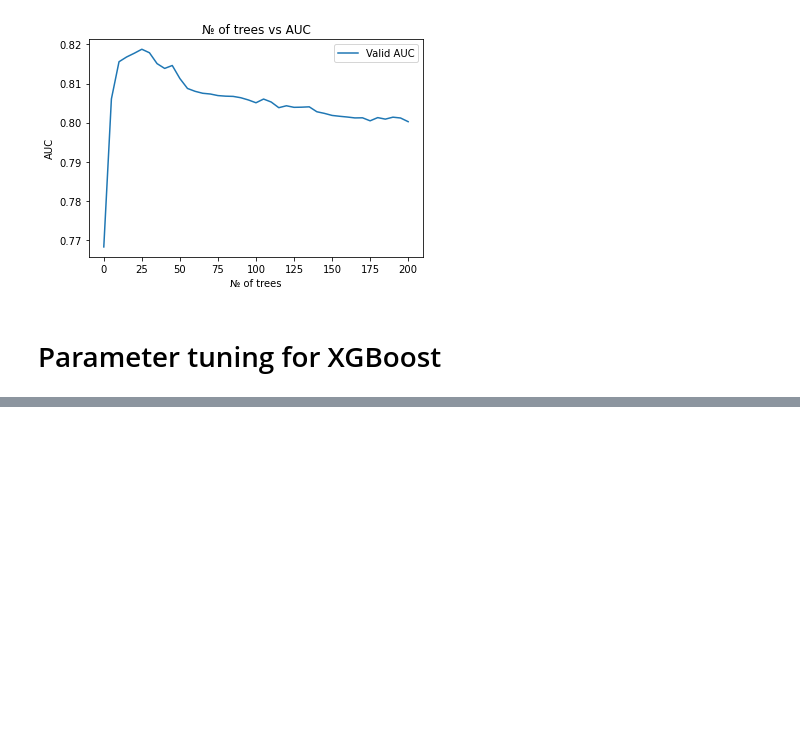
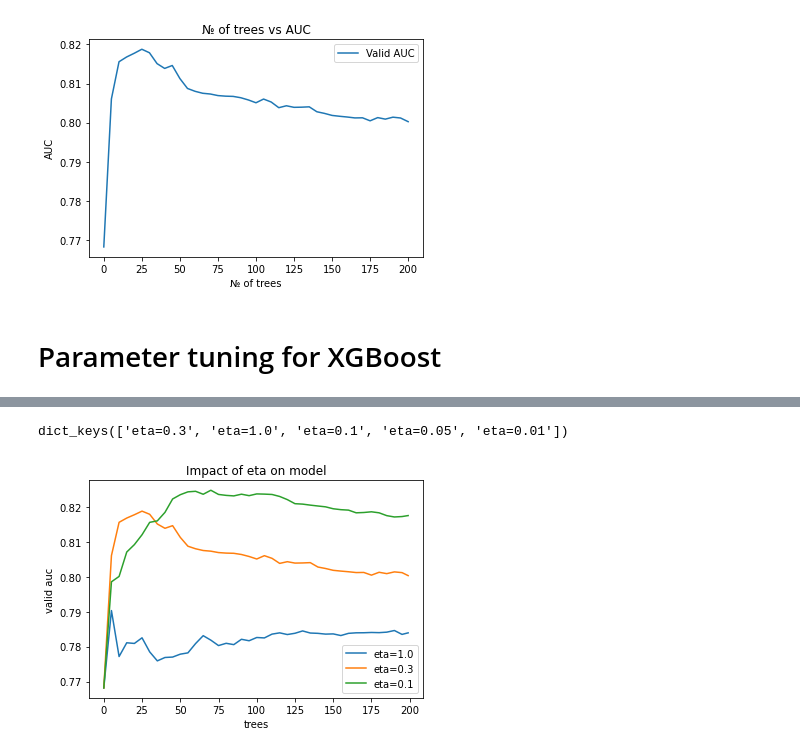
Before and after one commit to SleeplessChallenger/ML_ZoomCamp_code, a Jupyter notebook: 5.DecisionTree_EnsembleLearning/predictions.ipynb, the cells around one changed output, grey strips where cells are left out. Drawn from its saved outputs; the diff is of its cells as text; code cells hidden in the pictures; blank space fills up the shorter version.

```diff
--- a/5.DecisionTree_EnsembleLearning/predictions.ipynb
+++ b/5.DecisionTree_EnsembleLearning/predictions.ipynb
@@ -945,0 +1004,3 @@ plt.show()
+# %%
+key = f"eta={xgb_params['eta']}"
+scores[key] = parse_output_two(output)
@@ -945,0 +1037,3 @@ plt.show()
+# %%
+key = f"eta={xgb_params['eta']}"
+scores[key] = parse_output_two(output)
@@ -945,0 +1070,3 @@ plt.show()
+# %%
+key = f"eta={xgb_params['eta']}"
+scores[key] = parse_output_two(output)
@@ -945,0 +1103,3 @@ plt.show()
+# %%
+key = f"eta={xgb_params['eta']}"
+scores[key] = parse_output_two(output)
@@ -945,0 +1119,23 @@ plt.show()
+# %%
+scores.keys()
+# %% [output]
+dict_keys(['eta=0.3', 'eta=1.0', 'eta=0.1', 'eta=0.05', 'eta=0.01'])
+# %%
+etas = ['eta=1.0', 'eta=0.3', 'eta=0.1']
+
+for eta in etas:
+    df_sub = scores[eta]
+
+    plt.plot(df_sub['number of iteration'],
+             df_sub['valid auc'],
+             label=eta
+    )
+
+plt.title('Impact of eta on model')
+plt.ylabel('valid auc')
+plt.xlabel('trees')
+
+plt.legend()
+plt.show()
+# %% [output]
+[figure, added]
```
Also changed, not shown: parts of 67 cells of this notebook.
